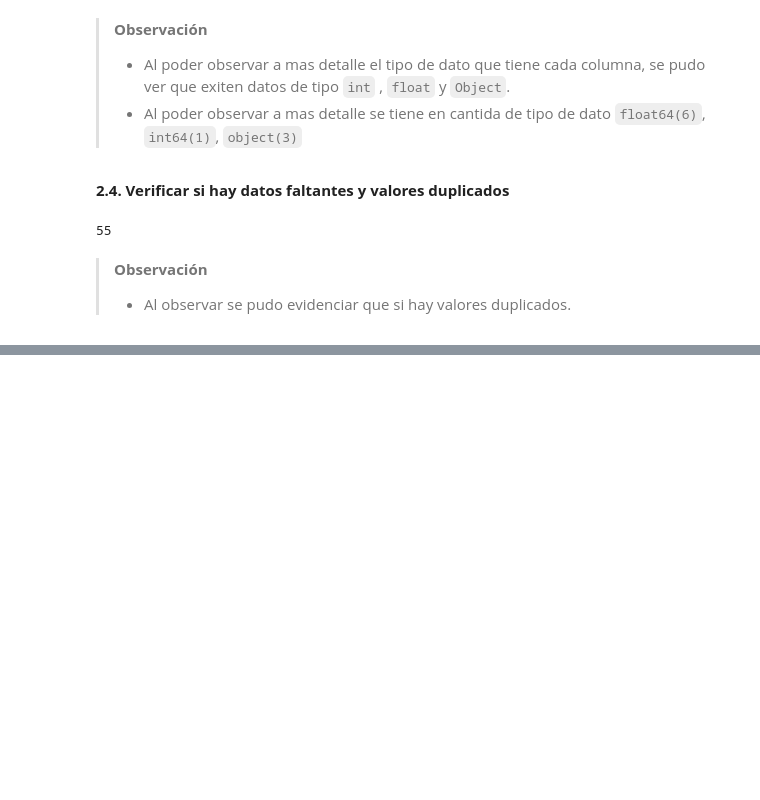
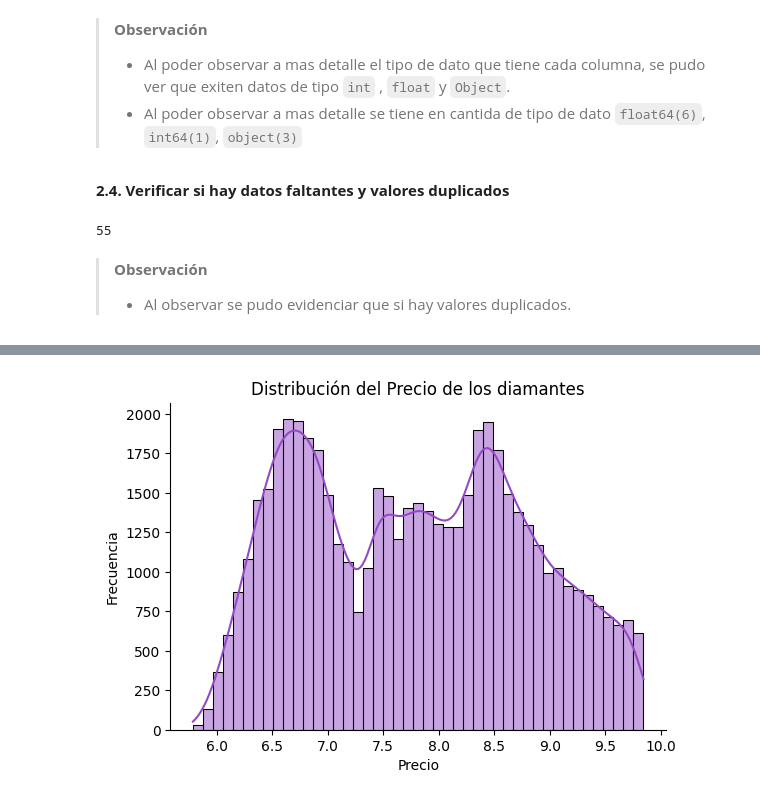
Before and after one commit to linerlander/Proyecto-Prediccion-Diamante, a Jupyter notebook: proyecto_final.ipynb, the cells around one changed output, grey strips where cells are left out. Saved outputs shown, nothing was run; the diff lists cells and outputs as text; code cells hidden in the pictures; blank space fills up the shorter version.

Commit message:
proyecto v04

```diff
--- a/proyecto_final.ipynb
+++ b/proyecto_final.ipynb
@@ -56,7 +57,7 @@ El objetivo de esta fase es poder familiarizarnos con la información contenida
 # %%
 import pandas as pd
 # %%
-df = pd.read_csv(r"linear_regression/data/diamonds2.csv", index_col = 'Unnamed: 0')
+df = pd.read_csv(r"Proyecto_diamantes/data/diamonds2.csv", index_col = 'Unnamed: 0')
 df.head(5)
 # %% [output]
 |  | carat | cut | color | clarity | depth | table | price | x | y | z |
@@ -108,4 +109,6 @@ df.duplicated().sum()
 # %% [markdown]
 >**Observación**
 > - Al observar se pudo evidenciar que si hay valores duplicados.
+# %%
+df = df.drop_duplicates()
 # %%
@@ -127,0 +173,14 @@ dtype: int64
+# %%
+import pandas as pd
+from sklearn.preprocessing import OrdinalEncoder
+
+df_encoder = df.copy(deep=True)
+encoder_cut = OrdinalEncoder(categories=[["Fair", "Good", "Very Good", "Premium", "Ideal"]])
+encoder_color = OrdinalEncoder(categories=[['J', 'I', 'H', 'G', 'F', 'E', 'D']])
+encoder_clarity = OrdinalEncoder(categories=[['I1', 'SI2', 'SI1', 'VS2', 'VS1', 'VVS2', 'VVS1', 'IF']])
+
+# Aplicación del codificador
+df_encoder["cut"] = encoder_cut.fit_transform(df_encoder[["cut"]])
+df_encoder["color"] = encoder_color.fit_transform(df_encoder[["color"]])
+df_encoder["clarity"] = encoder_clarity.fit_transform(df_encoder[["clarity"]])
+df_encoder
@@ -127,0 +201,14 @@ dtype: int64
+# %%
+import matplotlib.pyplot as plt
+import seaborn as sns
+import numpy as np
+
+sns.displot(np.log(df_encoder['price']), height=4, aspect=1.5, kde=True, color = '#934ac4')
+plt.title("Distribución del Precio de los diamantes", fontsize=12)
+plt.xlabel("Precio", fontsize=10)
+plt.ylabel("Frecuencia", fontsize=10)
+
+plt.savefig("dist_price.png")
+plt.show();
+# %% [output]
+[figure, added]
```
Also changed, not shown: parts of 83 cells of this notebook, 31 other files.
